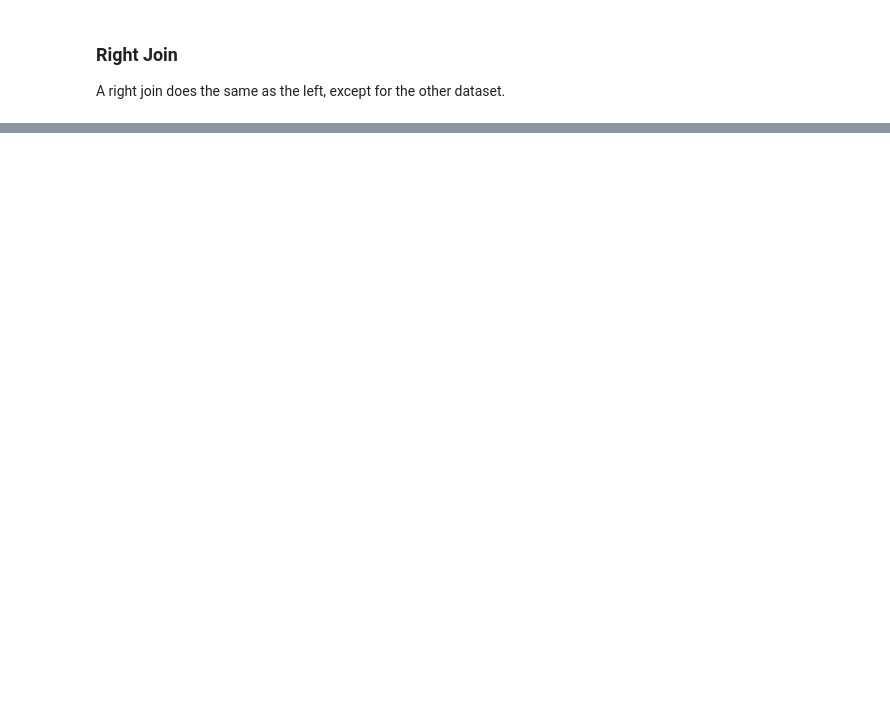
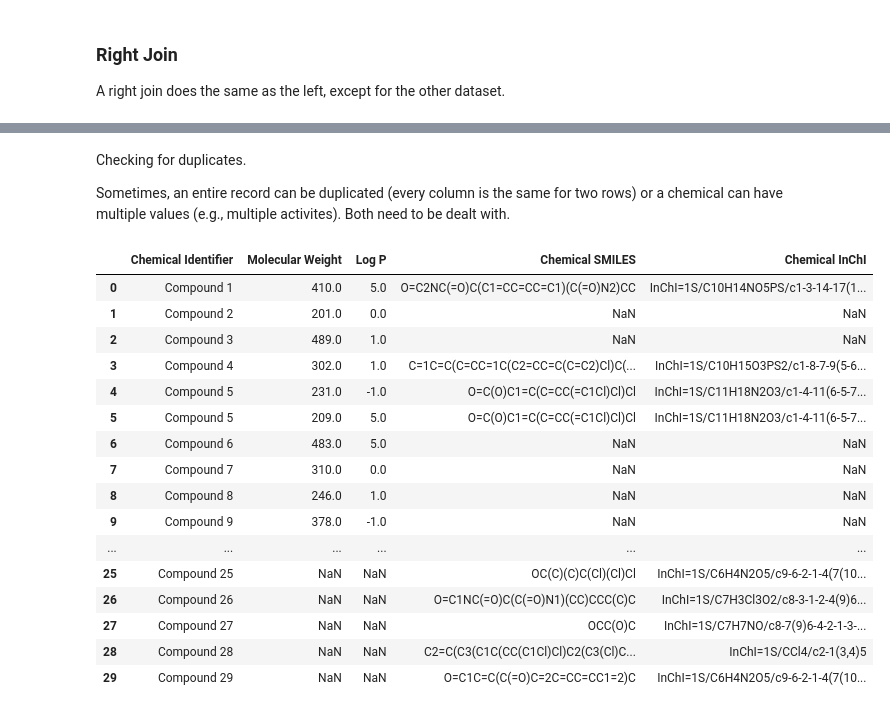
Before and after one commit to russodanielp/intro_cheminformatics, a Jupyter notebook: Lab 08 - Machine Learning - Supervised, QSAR/DataMergingAndCleaning.ipynb, the cells around one changed output, grey strips where cells are left out. Cells and saved outputs as stored; diff of their text form; code cells hidden in the pictures; blank space fills up the shorter version.

```diff
--- a/Lab 08 - Machine Learning - Supervised, QSAR/DataMergingAndCleaning.ipynb
+++ b/Lab 08 - Machine Learning - Supervised, QSAR/DataMergingAndCleaning.ipynb
@@ -122,0 +125,26 @@ right_join.head()
+# %%
+df = outer_join
+# %% [markdown]
+Checking for duplicates.
+
+Sometimes, an entire record can be duplicated (every column is the same for two rows) or a chemical can have multiple values (e.g., multiple activites).  Both need to be dealt with.
+# %%
+df
+# %% [output]
+|  | Chemical Identifier | Molecular Weight | Log P | Chemical SMILES | Chemical InChI |
+| 0 | Compound 1 | 410.0 | 5.0 | O=C2NC(=O)C(C1=CC=CC=C1)(C(=O)N2)CC | InChI=1S/C10H14NO5PS/c1-3-14-17(1... |
+| 1 | Compound 2 | 201.0 | 0.0 | NaN | NaN |
+| 2 | Compound 3 | 489.0 | 1.0 | NaN | NaN |
+| 3 | Compound 4 | 302.0 | 1.0 | C=1C=C(C=CC=1C(C2=CC=C(C=C2)Cl)C(... | InChI=1S/C10H15O3PS2/c1-8-7-9(5-6... |
+| 4 | Compound 5 | 231.0 | -1.0 | O=C(O)C1=C(C=CC(=C1Cl)Cl)Cl | InChI=1S/C11H18N2O3/c1-4-11(6-5-7... |
+| 5 | Compound 5 | 209.0 | 5.0 | O=C(O)C1=C(C=CC(=C1Cl)Cl)Cl | InChI=1S/C11H18N2O3/c1-4-11(6-5-7... |
+| 6 | Compound 6 | 483.0 | 5.0 | NaN | NaN |
+| 7 | Compound 7 | 310.0 | 0.0 | NaN | NaN |
+| 8 | Compound 8 | 246.0 | 1.0 | NaN | NaN |
+| 9 | Compound 9 | 378.0 | -1.0 | NaN | NaN |
+| ... | ... | ... | ... | ... | ... |
+| 25 | Compound 25 | NaN | NaN | OC(C)(C)C(Cl)(Cl)Cl | InChI=1S/C6H4N2O5/c9-6-2-1-4(7(10... |
+| 26 | Compound 26 | NaN | NaN | O=C1NC(=O)C(C(=O)N1)(CC)CCC(C)C | InChI=1S/C7H3Cl3O2/c8-3-1-2-4(9)6... |
+| 27 | Compound 27 | NaN | NaN | OCC(O)C | InChI=1S/C7H7NO/c8-7(9)6-4-2-1-3-... |
+| 28 | Compound 28 | NaN | NaN | C2=C(C3(C1C(CC(C1Cl)Cl)C2(C3(Cl)C... | InChI=1S/CCl4/c2-1(3,4)5 |
+| 29 | Compound 29 | NaN | NaN | O=C1C=C(C(=O)C=2C=CC=CC1=2)C | InChI=1S/C6H4N2O5/c9-6-2-1-4(7(10... |
```
Also changed, not shown: parts of 15 cells of this notebook.
